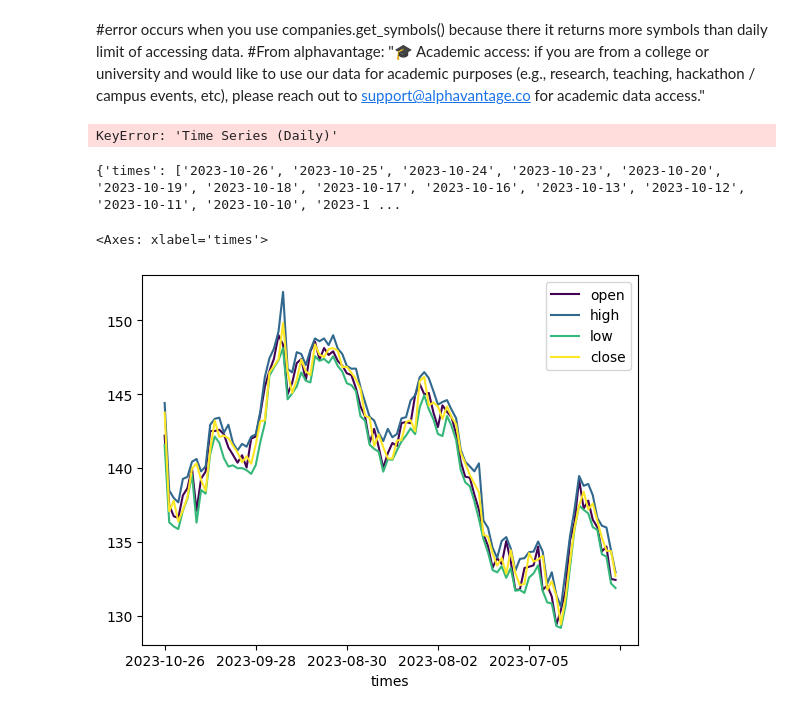
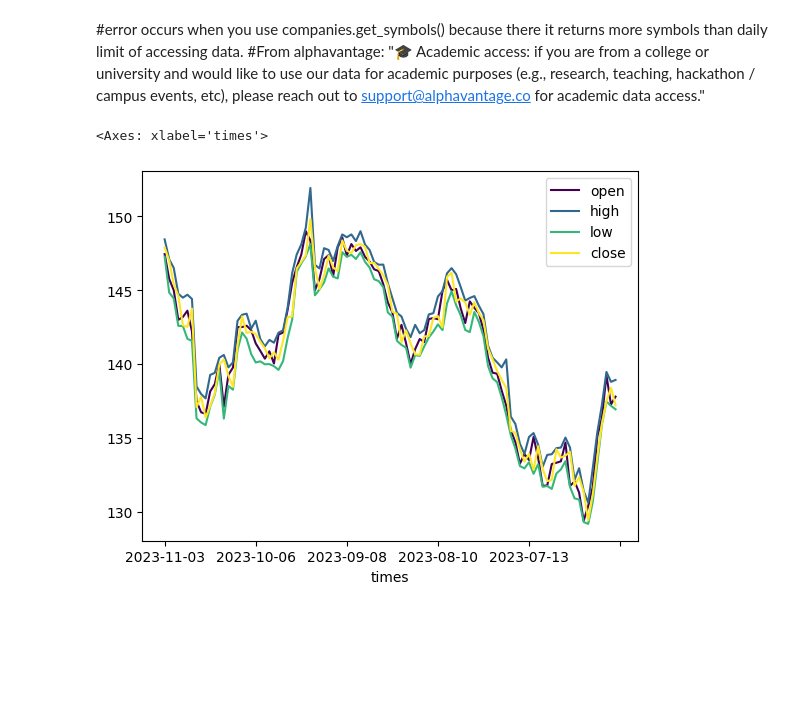
Before and after one commit to ayyao2/daml-stockprice, a Jupyter notebook: load_data.ipynb, the cells around one changed output. Drawn from its saved outputs; the diff is of its cells as text; code cells hidden in the pictures; blank space fills up the shorter version.

```diff
--- a/load_data.ipynb
+++ b/load_data.ipynb
@@ -55,40 +55,38 @@ import json
 company_data = {}
 
 # companies is supposed to be a list of symbols of companies but im not too sure whether to physically create the list of 500 symbols or a way to access it from the API.
-companies = get_symbols()
-# companies = ["IBM"]
+# companies = get_symbols()
+companies = ["IBM"]
 
 categories = ["1. open", "2. high", "3. low", "4. close", "5. volume"]
 
 for company in companies:
 
     company_data[company] = generate_daily_augmented(generate_daily(company), categories)
-# %% [output]
-KeyError: 'Time Series (Daily)'
 # %%
 from matplotlib import pyplot as plt
 dict = company_data["IBM"]
 new_dict = {}
 for d in dict:
     new_dict["times"] = new_dict.get("times", "") + " " + d
     new_dict["open"] = new_dict.get("open", "") + " " + dict[d][0]
     new_dict["high"] = new_dict.get("high", "") + " " + dict[d][1]
     new_dict["low"] = new_dict.get("low", "") + " " + dict[d][2]
     new_dict["close"] = new_dict.get("close", "") + " " + dict[d][3]
     # new_dict["volume"] = new_dict.get("volume", "") + " " + dict[d][4]
 
 new_dict["times"] = new_dict["times"].split()
 new_dict["open"] = [eval(i) for i in new_dict["open"].split()]
 new_dict["high"] = [eval(i) for i in new_dict["high"].split()]
 new_dict["low"] = [eval(i) for i in new_dict["low"].split()]
 new_dict["close"] = [eval(i) for i in new_dict["close"].split()]
 # new_dict["volume"] = [eval(i) for i in new_dict["volume"].split()]
 
 
 df = pd.DataFrame(new_dict)
 df.head()
+df.diff()
 df.plot(x='times', colormap='viridis')
 # %% [output]
-{'times': ['2023-10-26', '2023-10-25', '2023-10-24', '2023-10-23', '2023-10-20', '2023-10-19', '2023-10-18', '2023-10-17', '2023-10-16', '2023-10-13', '2023-10-12', '2023-10-11', '2023-10-10', '2023-1 ...
+<Axes: xlabel='times'>
-<Axes: xlabel='times'>
-[figure, old version]
+[figure, new version]
```
